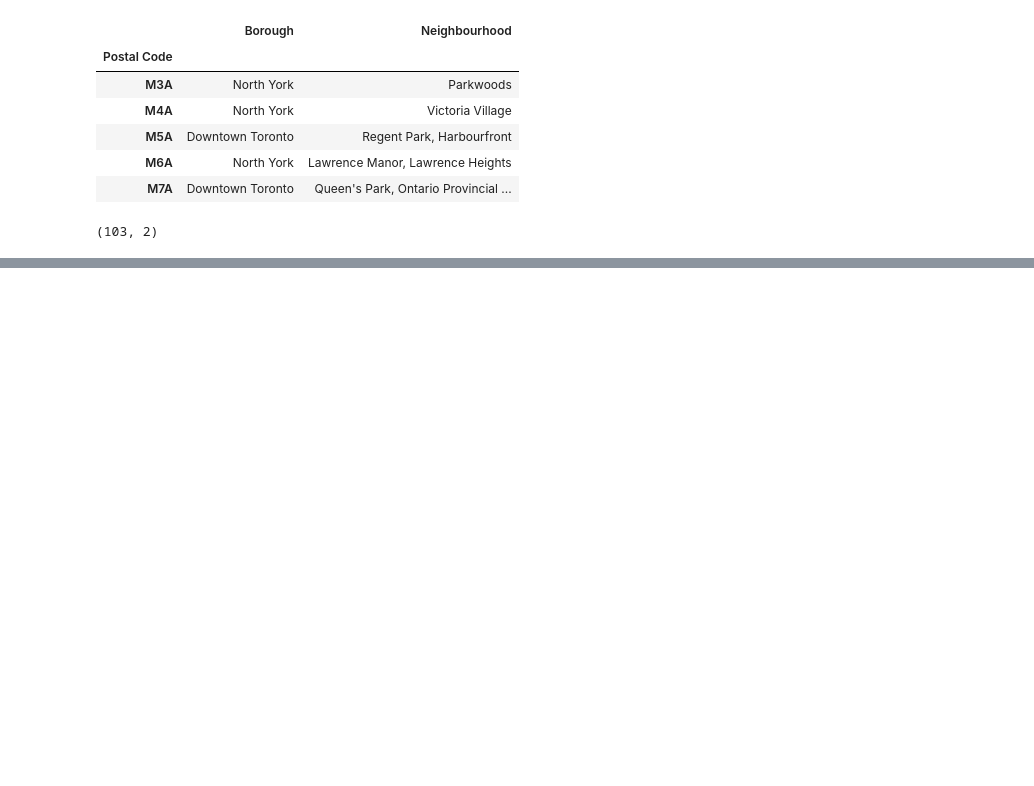
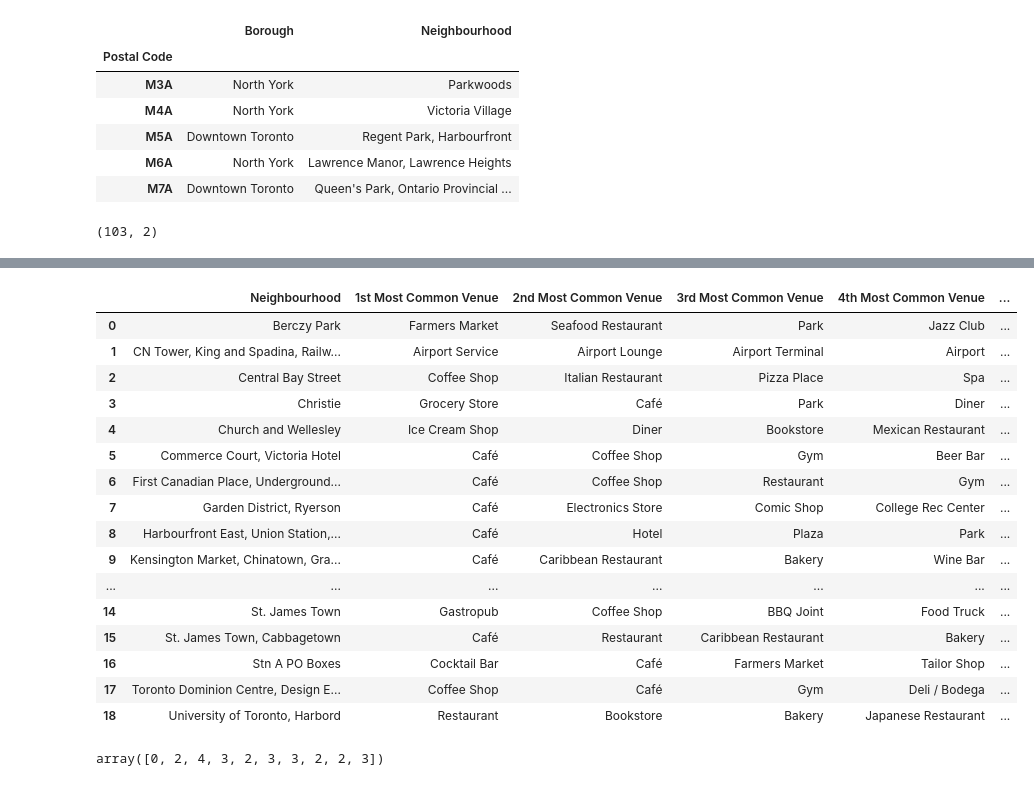
Before and after one commit to violincatscoding/Coursera_Capstone, a Jupyter notebook: Canada Data Frame.ipynb, the cells around one changed output, grey strips where cells are left out. Saved outputs shown, nothing was run; the diff lists cells and outputs as text; code cells hidden in the pictures; blank space fills up the shorter version.

```diff
--- a/Canada Data Frame.ipynb
+++ b/Canada Data Frame.ipynb
@@ -85,0 +333,3 @@ canada_df.shape
+# %%
+downtown_toronto_onehot['Neighbourhood'] = downtown_toronto_venues['Neighbourhood']
+downtown_toronto_onehot
@@ -85,0 +363,14 @@ canada_df.shape
+# %%
+downtown_toronto_grouped = downtown_toronto_onehot.groupby('Neighbourhood').mean().reset_index()
+# %%
+num_top_venues = 5
+
+for hood in downtown_toronto_grouped['Neighbourhood']:
+    print("----"+hood+"----")
+    temp = downtown_toronto_grouped[downtown_toronto_grouped['Neighbourhood'] == hood].T.reset_index()
+    temp.columns = ['venue','freq']
+    temp = temp.iloc[1:]
+    temp['freq'] = temp['freq'].astype(float)
+    temp = temp.round({'freq': 2})
+    print(temp.sort_values('freq', ascending=False).reset_index(drop=True).head(num_top_venues))
+    print('\n')
@@ -85,0 +395,57 @@ canada_df.shape
+# %%
+def return_most_common_venues(row, num_top_venues):
+    row_categories = row.iloc[1:]
+    row_categories_sorted = row_categories.sort_values(ascending=False)
+
+    return row_categories_sorted.index.values[0:num_top_venues]
+# %%
+num_top_venues = 10
+
+indicators = ['st', 'nd', 'rd']
+
+# create columns according to number of top venues
+columns = ['Neighbourhood']
+for ind in np.arange(num_top_venues):
+    try:
+        columns.append('{}{} Most Common Venue'.format(ind+1, indicators[ind]))
+    except:
+        columns.append('{}th Most Common Venue'.format(ind+1))
+
+# create a new dataframe
+neighborhoods_venues_sorted = pd.DataFrame(columns=columns)
+neighborhoods_venues_sorted['Neighbourhood'] = downtown_toronto_grouped['Neighbourhood']
+
+for ind in np.arange(downtown_toronto_grouped.shape[0]):
+    neighborhoods_venues_sorted.iloc[ind, 1:] = return_most_common_venues(downtown_toronto_grouped.iloc[ind, :], num_top_venues)
+
+neighborhoods_venues_sorted
+# %% [output]
+|  | Neighbourhood | 1st Most Common Venue | 2nd Most Common Venue | 3rd Most Common Venue | 4th Most Common Venue | ... |
+| 0 | Berczy Park | Farmers Market | Seafood Restaurant | Park | Jazz Club | ... |
+| 1 | CN Tower, King and Spadina, Railw... | Airport Service | Airport Lounge | Airport Terminal | Airport | ... |
+| 2 | Central Bay Street | Coffee Shop | Italian Restaurant | Pizza Place | Spa | ... |
+| 3 | Christie | Grocery Store | Café | Park | Diner | ... |
+| 4 | Church and Wellesley | Ice Cream Shop | Diner | Bookstore | Mexican Restaurant | ... |
+| 5 | Commerce Court, Victoria Hotel | Café | Coffee Shop | Gym | Beer Bar | ... |
+| 6 | First Canadian Place, Underground... | Café | Coffee Shop | Restaurant | Gym | ... |
+| 7 | Garden District, Ryerson | Café | Electronics Store | Comic Shop | College Rec Center | ... |
+| 8 | Harbourfront East, Union Station,... | Café | Hotel | Plaza | Park | ... |
+| 9 | Kensington Market, Chinatown, Gra... | Café | Caribbean Restaurant | Bakery | Wine Bar | ... |
+| ... | ... | ... | ... | ... | ... | ... |
+| 14 | St. James Town | Gastropub | Coffee Shop | BBQ Joint | Food Truck | ... |
+| 15 | St. James Town, Cabbagetown | Café | Restaurant | Caribbean Restaurant | Bakery | ... |
+| 16 | Stn A PO Boxes | Cocktail Bar | Café | Farmers Market | Tailor Shop | ... |
+| 17 | Toronto Dominion Centre, Design E... | Coffee Shop | Café | Gym | Deli / Bodega | ... |
+| 18 | University of Toronto, Harbord | Restaurant | Bookstore | Bakery | Japanese Restaurant | ... |
+# %%
+kclusters = 5
+
+downtown_toronto_grouped_clustering = downtown_toronto_grouped.drop('Neighbourhood', 1)
+
+# run k-means clustering
+kmeans = KMeans(n_clusters=kclusters, random_state=0).fit(downtown_toronto_grouped_clustering)
+
+# check cluster labels generated for each row in the dataframe
+kmeans.labels_[0:10]
+# %% [output]
+array([0, 2, 4, 3, 2, 3, 3, 2, 2, 3])
```
Also changed, not shown: parts of 20 cells of this notebook.
